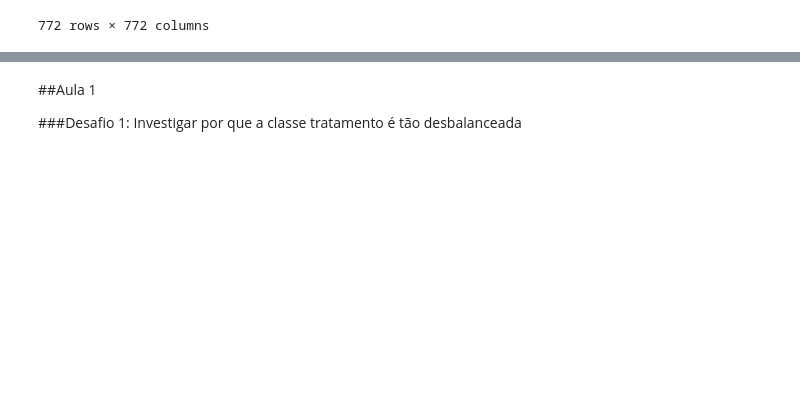
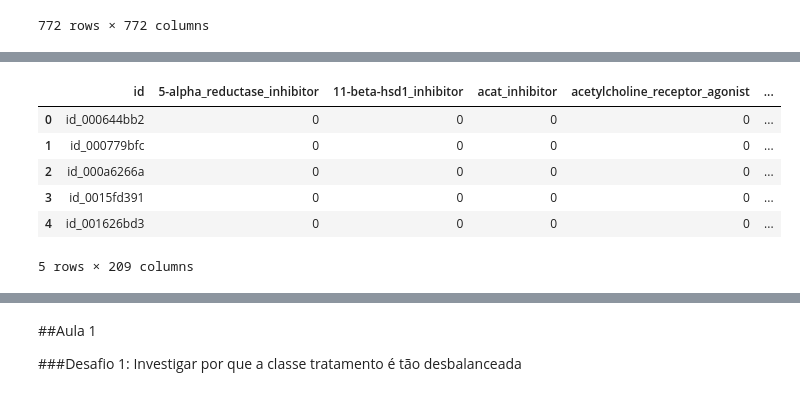
Before and after one commit to ccasado/imersao-dados, a Jupyter notebook: Imersão_Dados_Alura_Cristiano_Casado.ipynb, the cells around one changed output, grey strips where cells are left out. Saved outputs shown, nothing was run; the diff lists cells and outputs as text; code cells hidden in the pictures; blank space fills up the shorter version.

```diff
--- a/Imersão_Dados_Alura_Cristiano_Casado.ipynb
+++ b/Imersão_Dados_Alura_Cristiano_Casado.ipynb
@@ -310,0 +385,11 @@ dados.loc[:, 'g-0':'g-771'].corr()
+# %%
+dados_resultados['ativo_moa'] = dados_resultados['n_moa'] != 0
+dados_resultados.head()
+# %% [output]
+|  | id | 5-alpha_reductase_inhibitor | 11-beta-hsd1_inhibitor | acat_inhibitor | acetylcholine_receptor_agonist | ... |
+| 0 | id_000644bb2 | 0 | 0 | 0 | 0 | ... |
+| 1 | id_000779bfc | 0 | 0 | 0 | 0 | ... |
+| 2 | id_000a6266a | 0 | 0 | 0 | 0 | ... |
+| 3 | id_0015fd391 | 0 | 0 | 0 | 0 | ... |
+| 4 | id_001626bd3 | 0 | 0 | 0 | 0 | ... |
+5 rows × 209 columns
```
Also changed, not shown: parts of 40 cells of this notebook.
